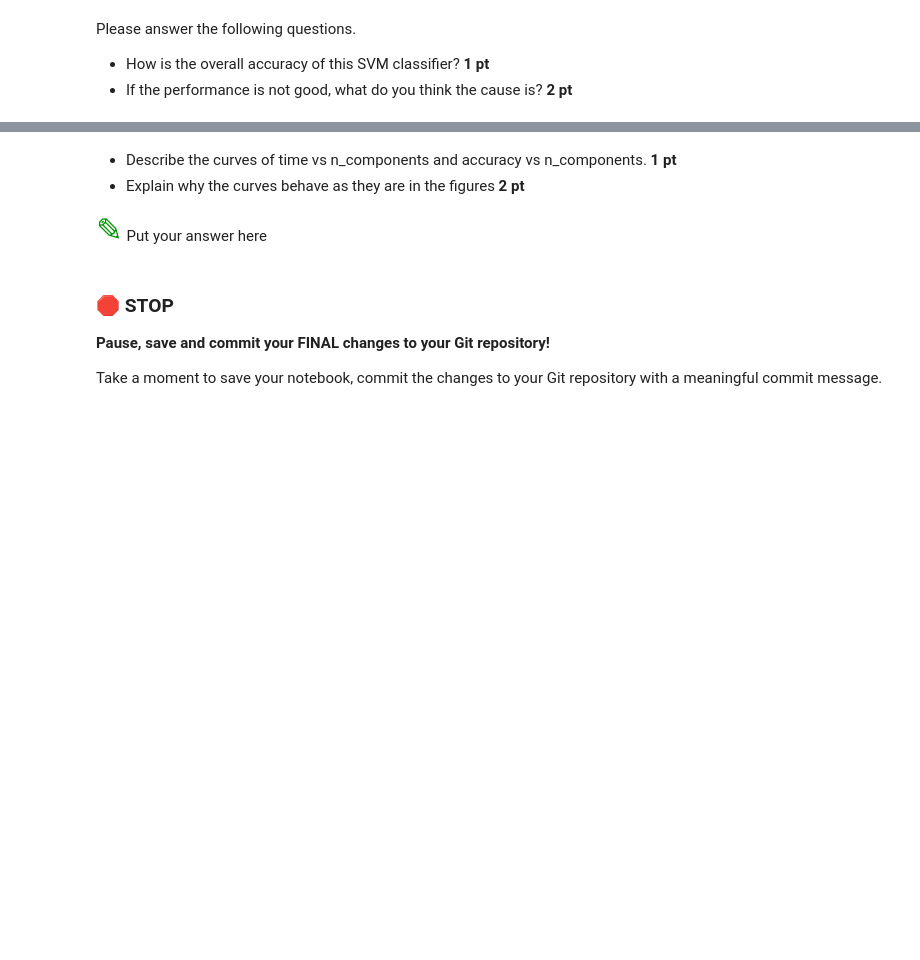
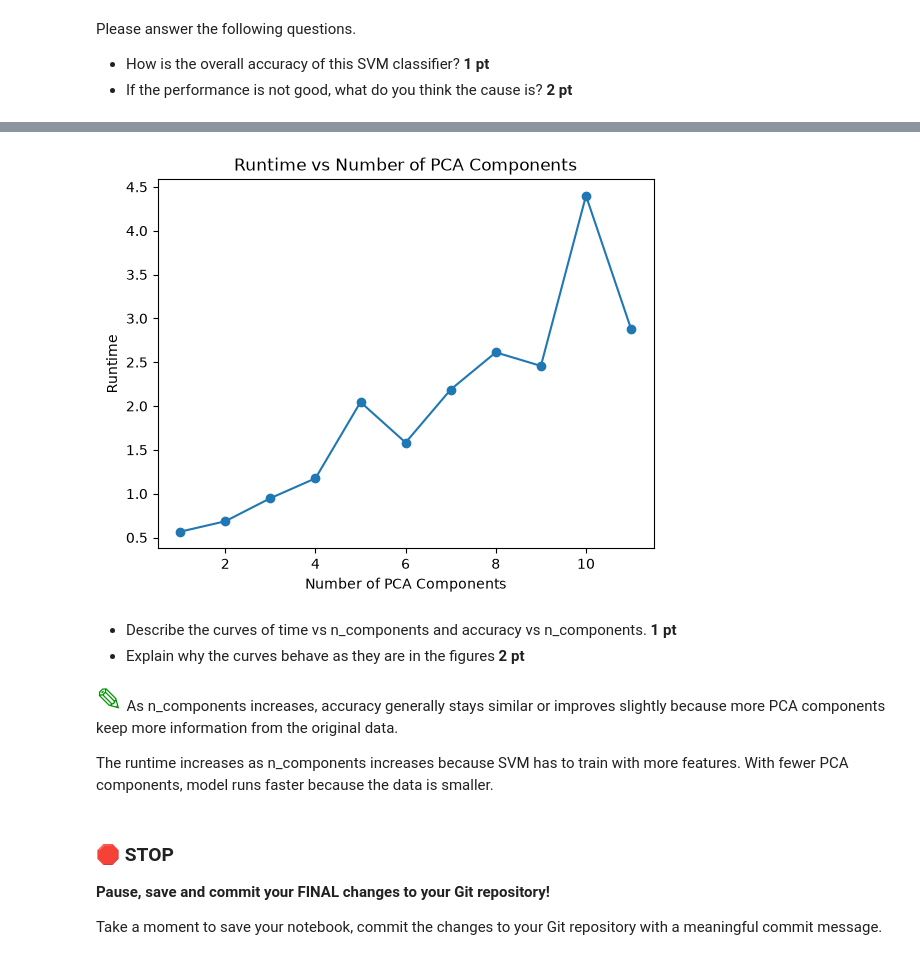
Before and after one commit to Jaehan-MSU/cmse202-s26-turnin, a Jupyter notebook: hw-05/HW-05_Perceptron_SVM_PCA-Jaehan-Kim.ipynb, the cells around one changed output, grey strips where cells are left out. Saved outputs shown, nothing was run; the diff lists cells and outputs as text; code cells hidden in the pictures; blank space fills up the shorter version.

```diff
--- a/hw-05/HW-05_Perceptron_SVM_PCA-Jaehan-Kim.ipynb
+++ b/hw-05/HW-05_Perceptron_SVM_PCA-Jaehan-Kim.ipynb
@@ -459,8 +532,21 @@ Please answer the following questions.
+# %%
+plt.figure()
+plt.plot(component_list, time_list, marker="o")
+plt.xlabel("Number of PCA Components")
+plt.ylabel("Runtime")
+plt.title("Runtime vs Number of PCA Components")
+plt.show()
+# %% [output]
+[figure, added]
 # %% [markdown]
 * Describe the curves of time vs n_components and accuracy vs n_components. **1 pt**
 * Explain why the curves behave as they are in the figures **2 pt**
 # %% [markdown]
-<font size=6 color="#009600">&#9998;</font> Put your answer here
+<font size=6 color="#009600">&#9998;</font>
+As n_components increases, accuracy generally stays similar or improves slightly because more PCA components keep more information from the original data.
+
+
+The runtime increases as n_components increases because SVM has to train with more features. With fewer PCA components, model runs faster because the data is smaller.
 # %% [markdown]
 ### &#128721; STOP
 **Pause, save and commit your FINAL changes to your Git repository!**
```
Also changed, not shown: parts of 4 cells of this notebook.
